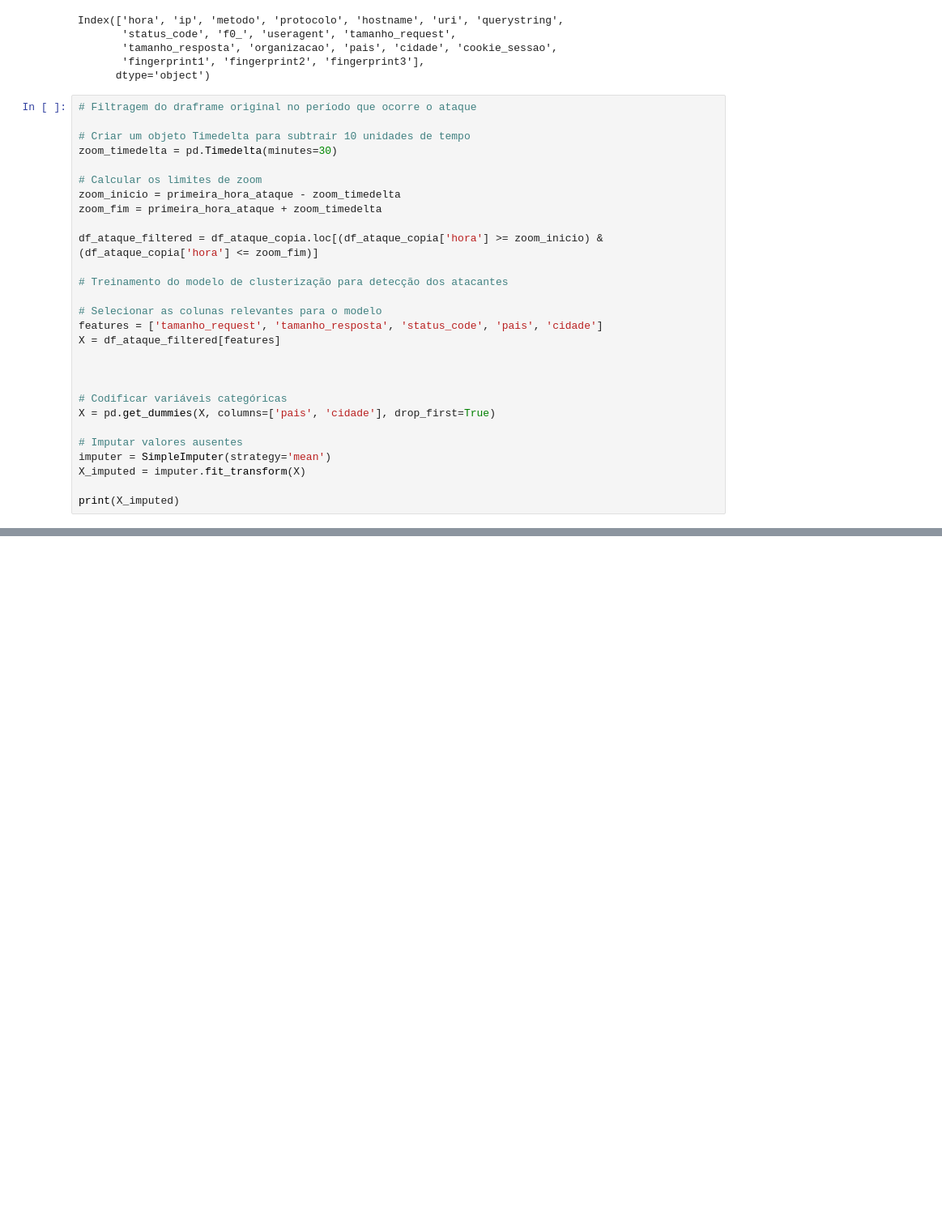
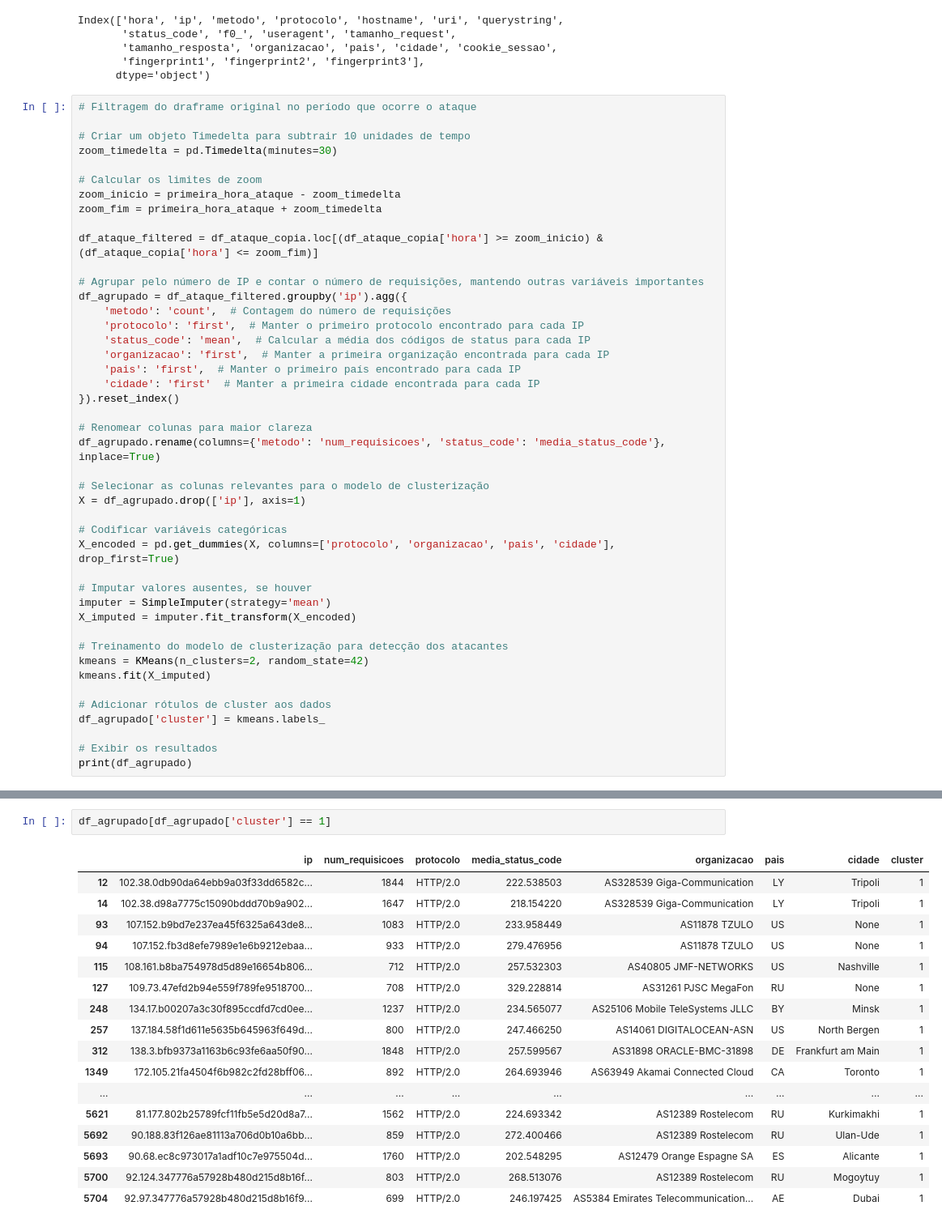
Before and after one commit to pdrmglc/deteccao-ataques, a Jupyter notebook: case_gocache.ipynb, the cells around one changed output, grey strips where cells are left out. Shown at 81% size. Cells and saved outputs as stored; diff of their text form; blank space fills up the shorter version.

```diff
--- a/case_gocache.ipynb
+++ b/case_gocache.ipynb
@@ -183,20 +193,36 @@ zoom_fim = primeira_hora_ataque + zoom_timedelta
 
 df_ataque_filtered = df_ataque_copia.loc[(df_ataque_copia['hora'] >= zoom_inicio) & (df_ataque_copia['hora'] <= zoom_fim)]
 
-# Treinamento do modelo de clusterização para detecção dos atacantes
+# Agrupar pelo número de IP e contar o número de requisições, mantendo outras variáveis importantes
+df_agrupado = df_ataque_filtered.groupby('ip').agg({
+    'metodo': 'count',  # Contagem do número de requisições
+    'protocolo': 'first',  # Manter o primeiro protocolo encontrado para cada IP
+    'status_code': 'mean',  # Calcular a média dos códigos de status para cada IP
+    'organizacao': 'first',  # Manter a primeira organização encontrada para cada IP
+    'pais': 'first',  # Manter o primeiro país encontrado para cada IP
+    'cidade': 'first'  # Manter a primeira cidade encontrada para cada IP
+}).reset_index()
 
-# Selecionar as colunas relevantes para o modelo
-features = ['tamanho_request', 'tamanho_resposta', 'status_code', 'pais', 'cidade']
-X = df_ataque_filtered[features]
+# Renomear colunas para maior clareza
+df_agrupado.rename(columns={'metodo': 'num_requisicoes', 'status_code': 'media_status_code'}, inplace=True)
 
-
+# Selecionar as colunas relevantes para o modelo de clusterização
+X = df_agrupado.drop(['ip'], axis=1)
 
 # Codificar variáveis categóricas
-X = pd.get_dummies(X, columns=['pais', 'cidade'], drop_first=True)
+X_encoded = pd.get_dummies(X, columns=['protocolo', 'organizacao', 'pais', 'cidade'], drop_first=True)
 
-# Imputar valores ausentes
+# Imputar valores ausentes, se houver
 imputer = SimpleImputer(strategy='mean')
-X_imputed = imputer.fit_transform(X)
+X_imputed = imputer.fit_transform(X_encoded)
 
-print(X_imputed)
+# Treinamento do modelo de clusterização para detecção dos atacantes
+kmeans = KMeans(n_clusters=2, random_state=42)
+kmeans.fit(X_imputed)
+
+# Adicionar rótulos de cluster aos dados
+df_agrupado['cluster'] = kmeans.labels_
+
+# Exibir os resultados
+print(df_agrupado)
 # %% [output]
@@ -251,0 +261,20 @@ See the caveats in the documentation: https://pandas.pydata.org/pandas-docs/stab
+# %%
+df_agrupado[df_agrupado['cluster'] == 1]
+# %% [output]
+|  | ip | num_requisicoes | protocolo | media_status_code | organizacao | pais | cidade | cluster |
+| 12 | 102.38.0db90da64ebb9a03f33dd6582c... | 1844 | HTTP/2.0 | 222.538503 | AS328539 Giga-Communication | LY | Tripoli | 1 |
+| 14 | 102.38.d98a7775c15090bddd70b9a902... | 1647 | HTTP/2.0 | 218.154220 | AS328539 Giga-Communication | LY | Tripoli | 1 |
+| 93 | 107.152.b9bd7e237ea45f6325a643de8... | 1083 | HTTP/2.0 | 233.958449 | AS11878 TZULO | US | None | 1 |
+| 94 | 107.152.fb3d8efe7989e1e6b9212ebaa... | 933 | HTTP/2.0 | 279.476956 | AS11878 TZULO | US | None | 1 |
+| 115 | 108.161.b8ba754978d5d89e16654b806... | 712 | HTTP/2.0 | 257.532303 | AS40805 JMF-NETWORKS | US | Nashville | 1 |
+| 127 | 109.73.47efd2b94e559f789fe9518700... | 708 | HTTP/2.0 | 329.228814 | AS31261 PJSC MegaFon | RU | None | 1 |
+| 248 | 134.17.b00207a3c30f895ccdfd7cd0ee... | 1237 | HTTP/2.0 | 234.565077 | AS25106 Mobile TeleSystems JLLC | BY | Minsk | 1 |
+| 257 | 137.184.58f1d611e5635b645963f649d... | 800 | HTTP/2.0 | 247.466250 | AS14061 DIGITALOCEAN-ASN | US | North Bergen | 1 |
+| 312 | 138.3.bfb9373a1163b6c93fe6aa50f90... | 1848 | HTTP/2.0 | 257.599567 | AS31898 ORACLE-BMC-31898 | DE | Frankfurt am Main | 1 |
+| 1349 | 172.105.21fa4504f6b982c2fd28bff06... | 892 | HTTP/2.0 | 264.693946 | AS63949 Akamai Connected Cloud | CA | Toronto | 1 |
+| ... | ... | ... | ... | ... | ... | ... | ... | ... |
+| 5621 | 81.177.802b25789fcf11fb5e5d20d8a7... | 1562 | HTTP/2.0 | 224.693342 | AS12389 Rostelecom | RU | Kurkimakhi | 1 |
+| 5692 | 90.188.83f126ae81113a706d0b10a6bb... | 859 | HTTP/2.0 | 272.400466 | AS12389 Rostelecom | RU | Ulan-Ude | 1 |
+| 5693 | 90.68.ec8c973017a1adf10c7e975504d... | 1760 | HTTP/2.0 | 202.548295 | AS12479 Orange Espagne SA | ES | Alicante | 1 |
+| 5700 | 92.124.347776a57928b480d215d8b16f... | 803 | HTTP/2.0 | 268.513076 | AS12389 Rostelecom | RU | Mogoytuy | 1 |
+| 5704 | 92.97.347776a57928b480d215d8b16f9... | 699 | HTTP/2.0 | 246.197425 | AS5384 Emirates Telecommunication... | AE | Dubai | 1 |
```
Also changed, not shown: parts of 3 cells of this notebook.
